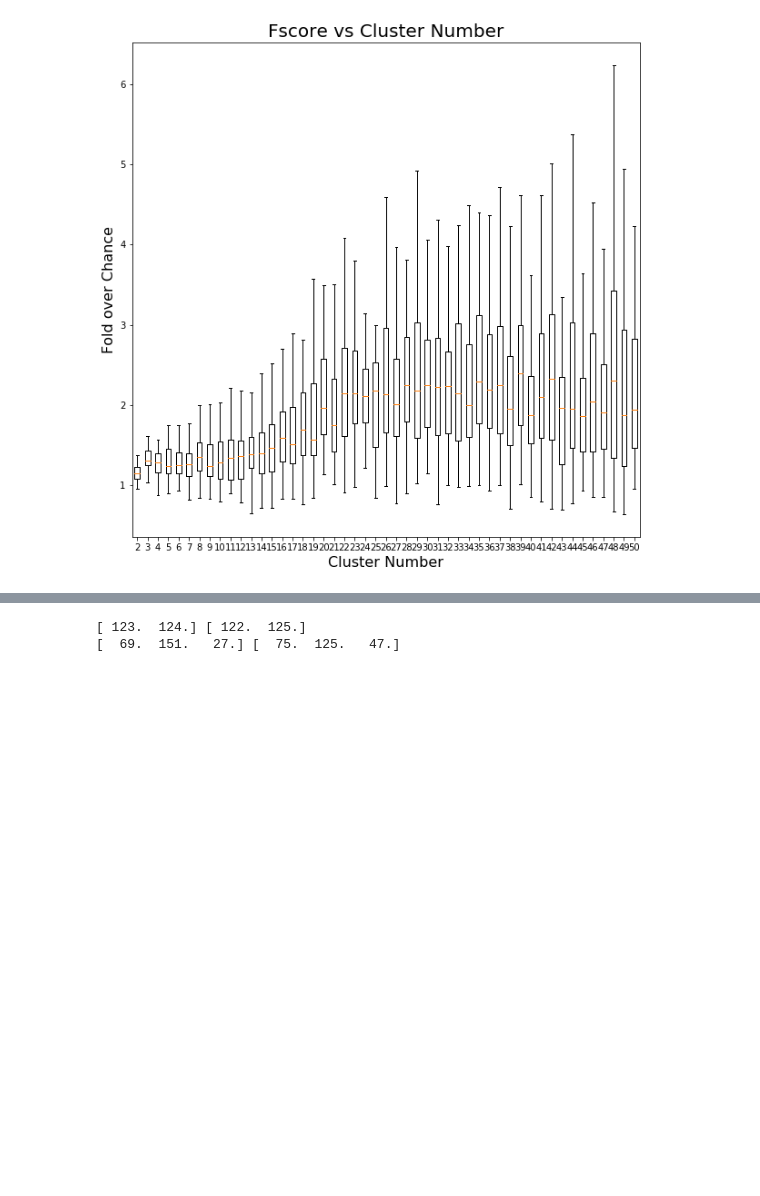
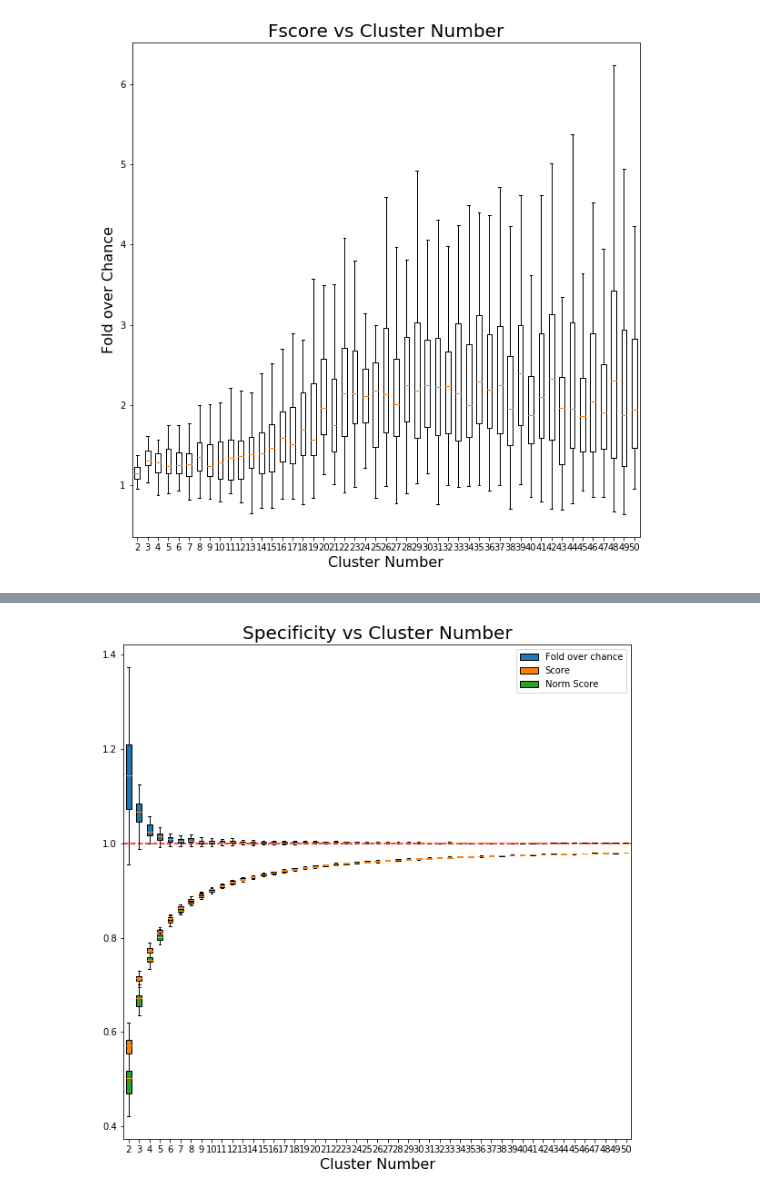
Before and after one commit to BouchardLab/ML_4_prec_prognosis, a Jupyter notebook: notebooks/confusion_matrix_values2.ipynb, the cells around one changed output, grey strips where cells are left out. Saved outputs shown, nothing was run; the diff lists cells and outputs as text; code cells hidden in the pictures; blank space fills up the shorter version.

```diff
--- a/notebooks/confusion_matrix_values2.ipynb
+++ b/notebooks/confusion_matrix_values2.ipynb
@@ -227,14 +231,15 @@ plt.savefig('/Users/ahyeon/Desktop/activ misc/spec_vs_clusters_predictions.pdf')
-# %%
-for ii, c in enumerate(cluster_sizes[:2]):
-    all50mat = conf_alliter(c, predictions, labels)
-    norm_all50mat = conf_alliter(c, norm_predictions, labels)
-    f_50 = []
-    norm_f_50 = []
-
-    row_sum = all50mat[0].sum(axis=0)
-    col_sum = all50mat[0].sum(axis=1)
-    print(row_sum, col_sum)
-# %% [output]
-[ 123.  124.] [ 122.  125.]
-[  69.  151.   27.] [  75.  125.   47.]
+# %%
+
+fig, ax = plt.subplots(figsize=(10,10))
+a = ax.boxplot(spec_arr[:,:,0].T, labels = cluster_sizes, showfliers=False, patch_artist=True, boxprops=dict(facecolor="C0"))
+b = ax.boxplot(spec_arr[:,:,1].T, labels=cluster_sizes, showfliers=False, patch_artist=True, boxprops=dict(facecolor="C1"))
+c = ax.boxplot(spec_arr[:,:,2].T, labels=cluster_sizes, showfliers=False, patch_artist=True, boxprops=dict(facecolor="C2"))
+ax.axhline(y=1, color='r', linestyle = '--')
+ax.set_xlabel('Cluster Number', fontsize=16)
+ax.set_title('Specificity vs Cluster Number', fontsize=20)
+
+ax.legend([a["boxes"][0],b["boxes"][0],c["boxes"][0]], ['Fold over chance', 'Score', 'Norm Score'], loc='upper right')
+plt.savefig('/Users/ahyeon/Desktop/activ misc/spec_vs_clusters_predictions.pdf')
+# %% [output]
+[figure, added]
 # %%
```
Also changed, not shown: parts of 11 cells of this notebook, 12 other files.
